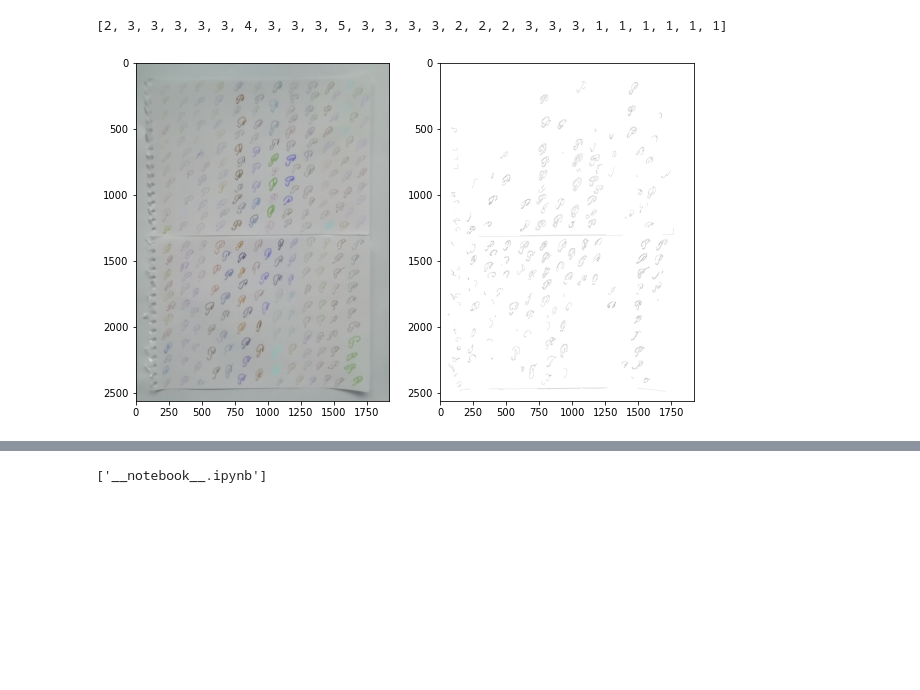
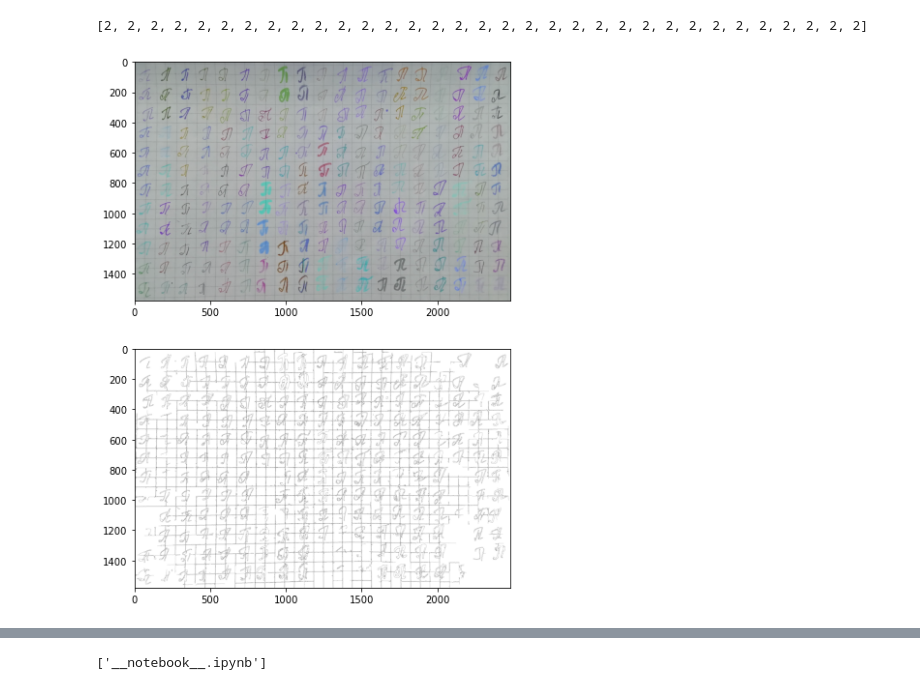
Before and after one commit to OlgaBelitskaya/data_kitchen, a Jupyter notebook: images-with-many-objects.ipynb, the cells around one changed output, grey strips where cells are left out. Cells and saved outputs as stored; diff of their text form; code cells hidden in the pictures; blank space fills up the shorter version.

```diff
--- a/images-with-many-objects.ipynb
+++ b/images-with-many-objects.ipynb
@@ -10,15 +11,15 @@ import os,zipfile,cv2
 def get_files(dir_name,files_pre):
     files_list=sorted(os.listdir(dir_name))
     input_files=[f for f in files_list
-                 if (f[-4:]=='.jpg' and files_pre==f[:-7])]
+                 if (f[-4:]=='.jpg' and files_pre==f[:16])]
     return input_files
-
-N=27
+N=33
 dir_name='../input/object-detection/'
-files_pre_list=['letters_01_'+'%02d'%l+'_00'
+files_pre_list=['letters_01_'+'%02d'%l+'_02'
                 for l in range(N)]
 input_files_list=[]
 input_files_list+=[get_files(dir_name,files_pre_list[l])
                    for l in range(N)]
-print(input_files_list)
+display(pd.DataFrame(input_files_list).head())
+sum([len(input_files_list[i]) for i in range(N)])
 # %% [output]
@@ -31,7 +38,7 @@ dhtml('Lists of Objects')
 def get_edges(file):
     img=cv2.imread(file)
     gray_img=cv2.cvtColor(img,cv2.COLOR_BGR2GRAY)
-    edges=cv2.Canny(gray_img,10,120)
+    edges=cv2.Canny(gray_img,10,160)
     cv2.waitKey(0)
     return img,gray_img,edges
 img_list,gray_img_list,edges_list=[],[],[]
@@ -49,20 +56,20 @@ for l in range(N):
     edges_list+=[curr_edges_list]
 print([len(img_list[l]) for l in range(len(img_list))])
 # %% [output]
-[2, 3, 3, 3, 3, 3, 4, 3, 3, 3, 5, 3, 3, 3, 3, 2, 2, 2, 3, 3, 3, 1, 1, 1, 1, 1, 1]
+[2, 2, 2, 2, 2, 2, 2, 2, 2, 2, 2, 2, 2, 2, 2, 2, 2, 2, 2, 2, 2, 2, 2, 2, 2, 2, 2, 2, 2, 2, 2, 2, 2]
 # %%
 def display2images(img1,img2):
     fig=pl.figure(figsize=(10,10))
-    ax=fig.add_subplot(1,2,1)
+    ax=fig.add_subplot(2,1,1)
     pl.imshow(img1,cmap='Greys')
-    ax=fig.add_subplot(1,2,2)
+    ax=fig.add_subplot(2,1,2)
     pl.imshow(img2,cmap='Greys')
     pl.show()
 randi=np.random.randint(0,N,3)
 display2images(img_list[randi[0]][0],
                edges_list[randi[0]][0])
 # %% [output]
-[figure, old version]
+[figure, new version]
 # %%
 def get_closed(edges):
     kernel=cv2.getStructuringElement(cv2.MORPH_RECT,(7,7))
```
Also changed, not shown: parts of 9 cells of this notebook, 1 other file.
